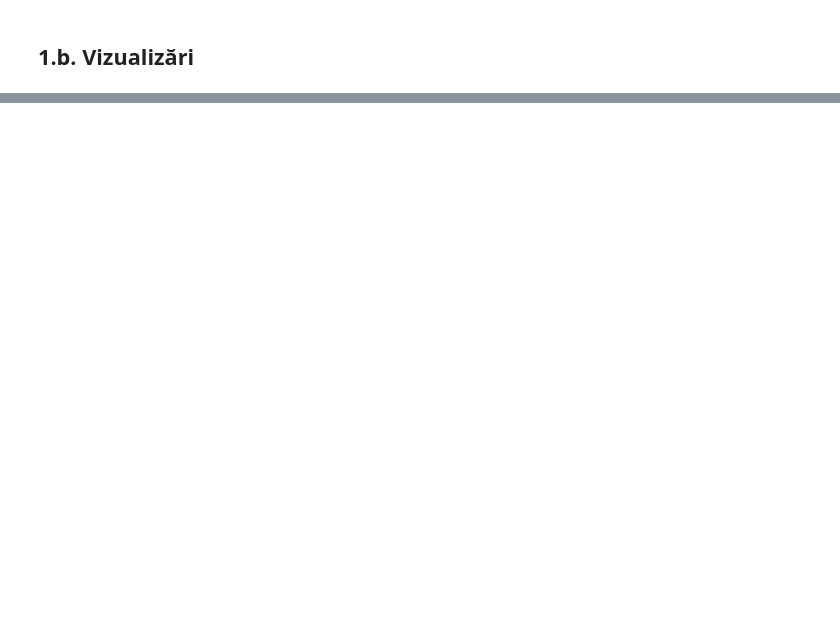
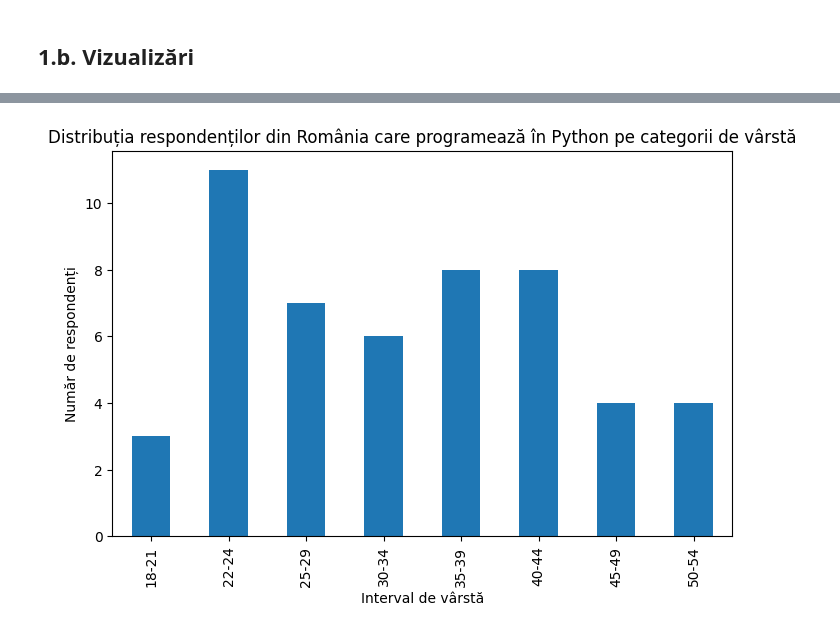
Before and after one commit to mihainadas/notebooks, a Jupyter notebook: survey/survey.ipynb, the cells around one changed output, grey strips where cells are left out. Cells and saved outputs as stored; diff of their text form; code cells hidden in the pictures; blank space fills up the shorter version.

Commit message:
Update execution counts and refactor data processing in survey notebook, including renaming columns and enhancing output visualizations.

```diff
--- a/survey/survey.ipynb
+++ b/survey/survey.ipynb
@@ -128,8 +180,8 @@ Se presupune că informația despre limbajele folosite este stocată în coloane
   - `... - C++`
 # %%
 # Numele coloanelor pentru limbajele Python și C++ (conform header-ului)
-python_col = "What programming languages do you use on a regular basis? (Select all that apply) - Selected Choice - Python"
-cpp_col = "What programming languages do you use on a regular basis? (Select all that apply) - Selected Choice - C++"
+python_col = "Q7_Part_1"
+cpp_col = "Q7_Part_5"
 
 # Filtrare pentru femeile din România care programează în Python
 df_romania_female_python = df_romania_female[df_romania_female[python_col].notna()]
@@ -137,7 +189,7 @@ num_romania_female_python = df_romania_female_python.shape[0]
 print('Numărul de femei din România care programează în Python:', num_romania_female_python)
 
 # Determinăm intervalul de vârstă cu cele mai multe femei care programează în Python
-age_col = "What is your age (# years)?"
+age_col = "Q1"
 age_counts_python = df_romania_female_python[age_col].value_counts()
 if not age_counts_python.empty:
     print('Intervalul de vârstă cu cele mai multe femei care programează în Python:',
@@ -236,13 +331,15 @@ plt.show()
 # %%
 # Vizualizarea distribuției respondenților din România care programează în Python pe categorii de vârstă
-df_romania_python = df[df['In which country do you currently reside?'] == 'Romania']
+df_romania_python = df[df['Q3'] == 'Romania']
 df_romania_python = df_romania_python[df_romania_python[python_col].notna()]
 age_counts_romania_python = df_romania_python[age_col].value_counts().sort_index()
 
 plt.figure(figsize=(8,5))
 age_counts_romania_python.plot(kind='bar')
 plt.title('Distribuția respondenților din România care programează în Python pe categorii de vârstă')
 plt.xlabel('Interval de vârstă')
 plt.ylabel('Număr de respondenți')
 plt.show()
+# %% [output]
+[figure, added]
 # %%
```
Also changed, not shown: parts of 9 cells of this notebook, 4 other files.
